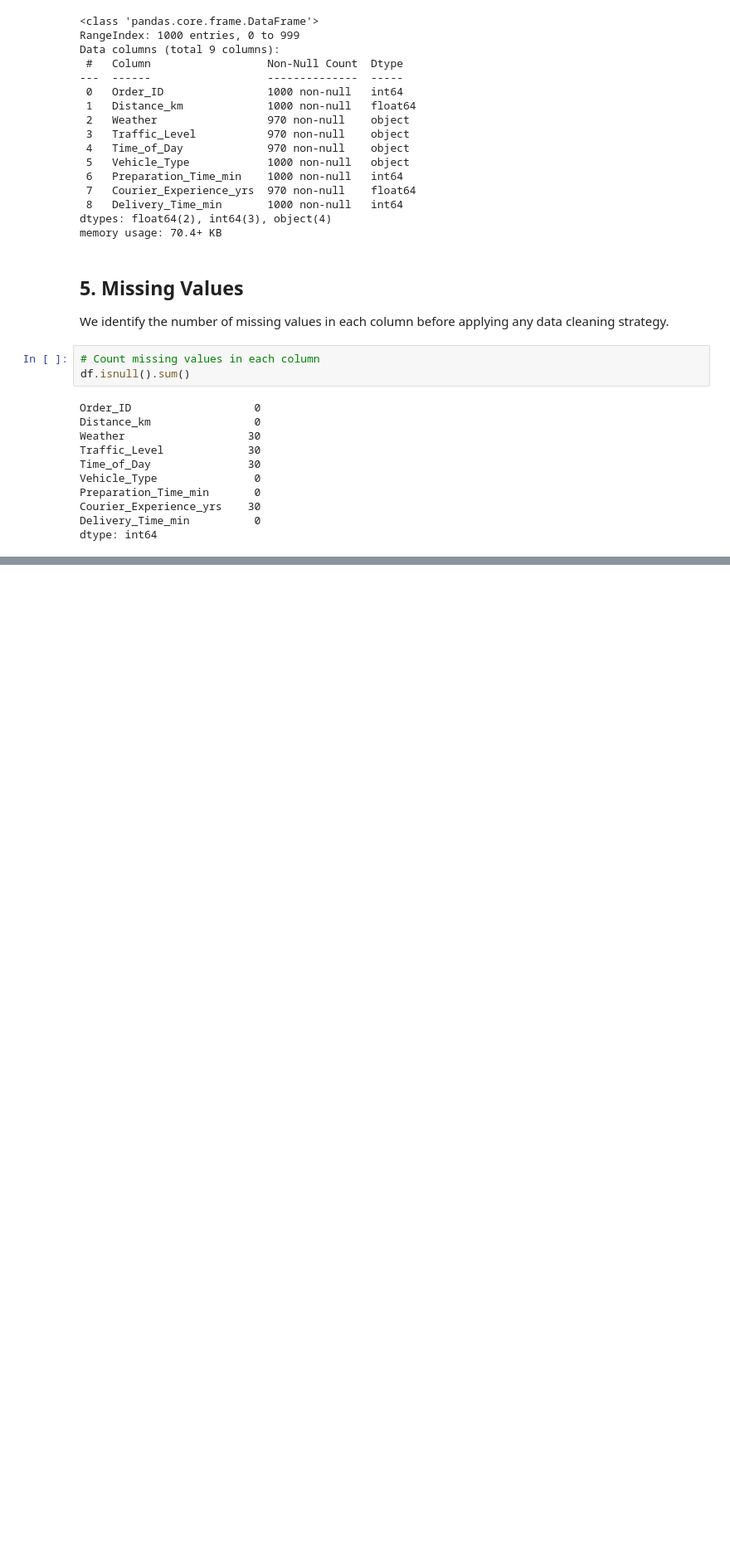
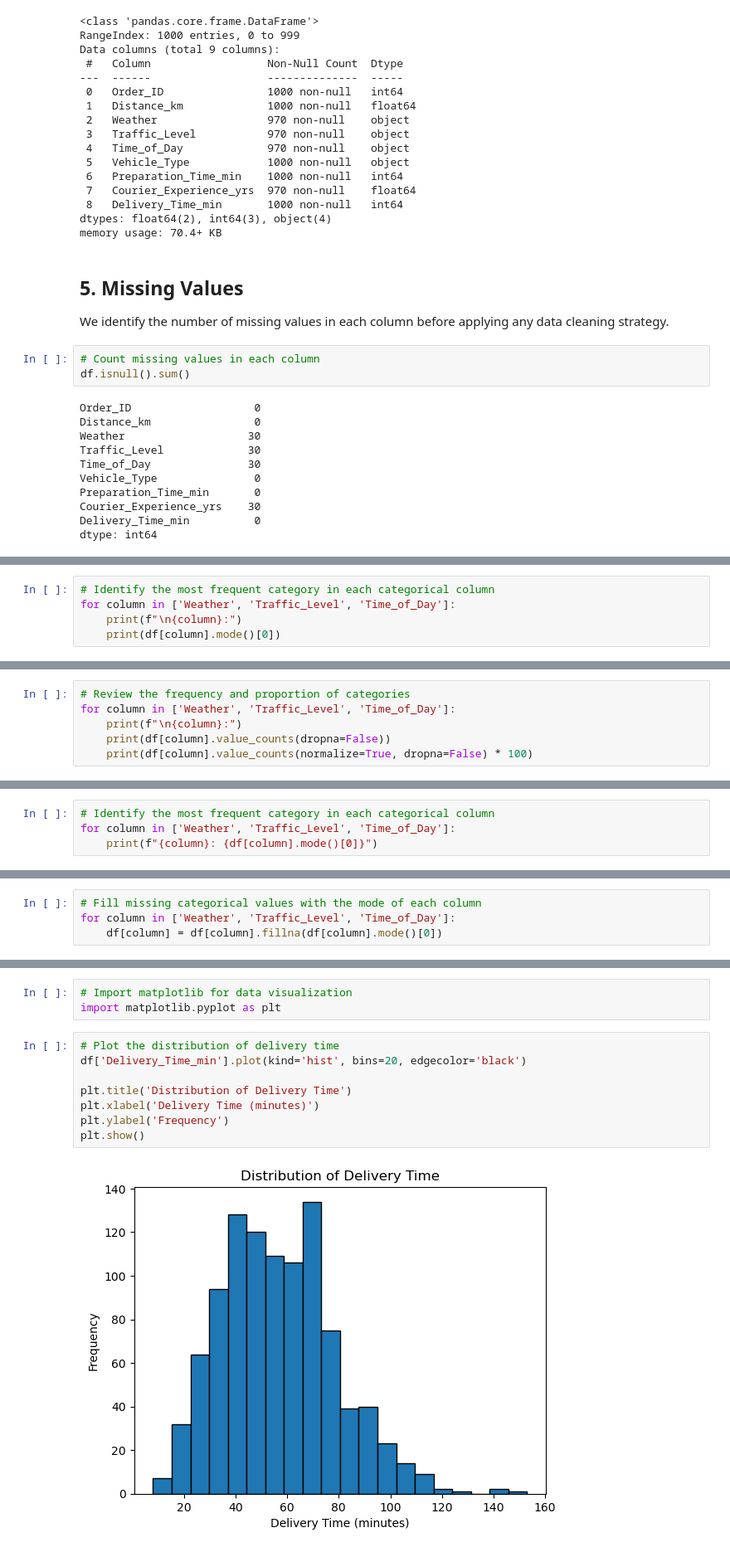
Before and after one commit to Saraseraji/last-mile-delivery-analysis, a Jupyter notebook: delivery_bottleneck_analysis.ipynb, the cells around one changed output, grey strips where cells are left out. Shown at 83% size. Saved outputs shown, nothing was run; the diff lists cells and outputs as text; blank space fills up the shorter version.

Commit message:
Complete delivery bottleneck analysis notebook

```diff
--- a/delivery_bottleneck_analysis.ipynb
+++ b/delivery_bottleneck_analysis.ipynb
@@ -76,0 +248,5 @@ dtype: int64
+# %%
+# Identify the most frequent category in each categorical column
+for column in ['Weather', 'Traffic_Level', 'Time_of_Day']:
+    print(f"\n{column}:")
+    print(df[column].mode()[0])
@@ -76,0 +266,6 @@ dtype: int64
+# %%
+# Review the frequency and proportion of categories
+for column in ['Weather', 'Traffic_Level', 'Time_of_Day']:
+    print(f"\n{column}:")
+    print(df[column].value_counts(dropna=False))
+    print(df[column].value_counts(normalize=True, dropna=False) * 100)
@@ -76,0 +338,4 @@ dtype: int64
+# %%
+# Identify the most frequent category in each categorical column
+for column in ['Weather', 'Traffic_Level', 'Time_of_Day']:
+    print(f"{column}: {df[column].mode()[0]}")
@@ -76,0 +350,4 @@ dtype: int64
+# %%
+# Fill missing categorical values with the mode of each column
+for column in ['Weather', 'Traffic_Level', 'Time_of_Day']:
+    df[column] = df[column].fillna(df[column].mode()[0])
@@ -76,0 +675,13 @@ dtype: int64
+# %%
+# Import matplotlib for data visualization
+import matplotlib.pyplot as plt
+# %%
+# Plot the distribution of delivery time
+df['Delivery_Time_min'].plot(kind='hist', bins=20, edgecolor='black')
+
+plt.title('Distribution of Delivery Time')
+plt.xlabel('Delivery Time (minutes)')
+plt.ylabel('Frequency')
+plt.show()
+# %% [output]
+[figure, added]
```
Also changed, not shown: parts of 330 cells of this notebook.
